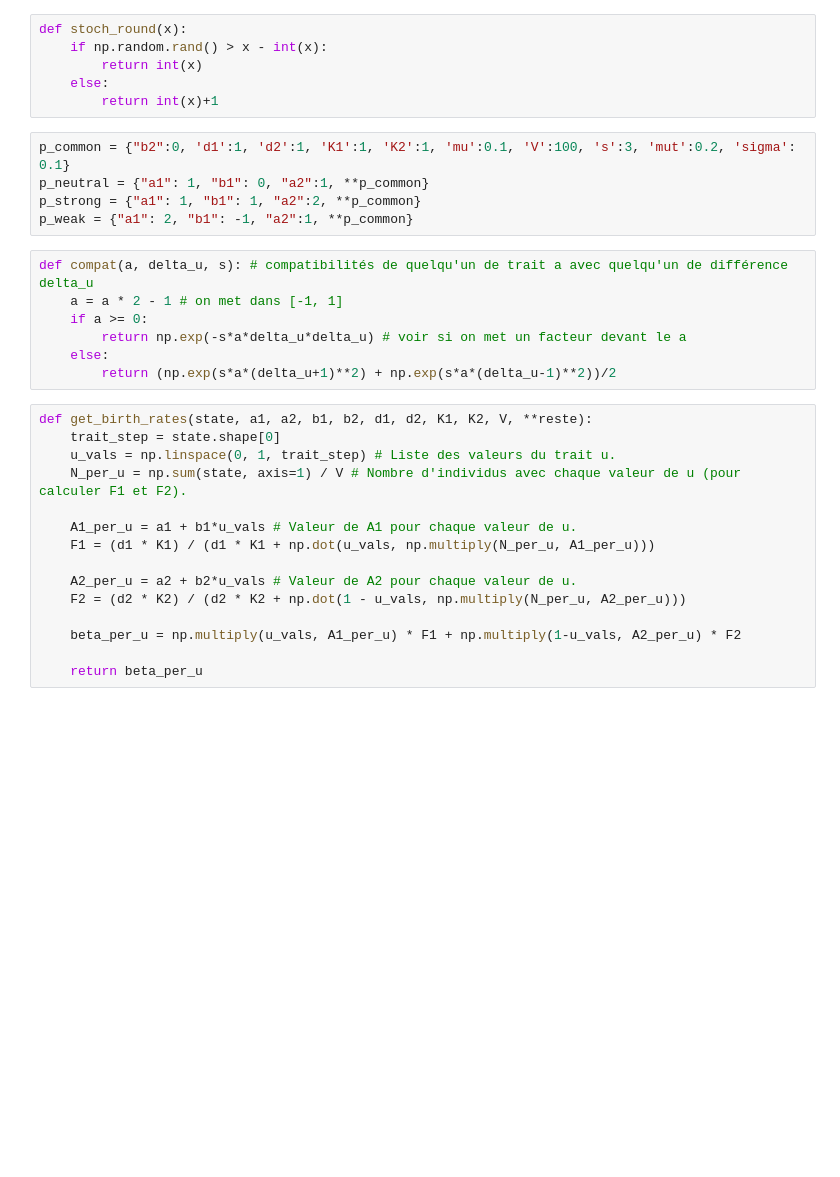
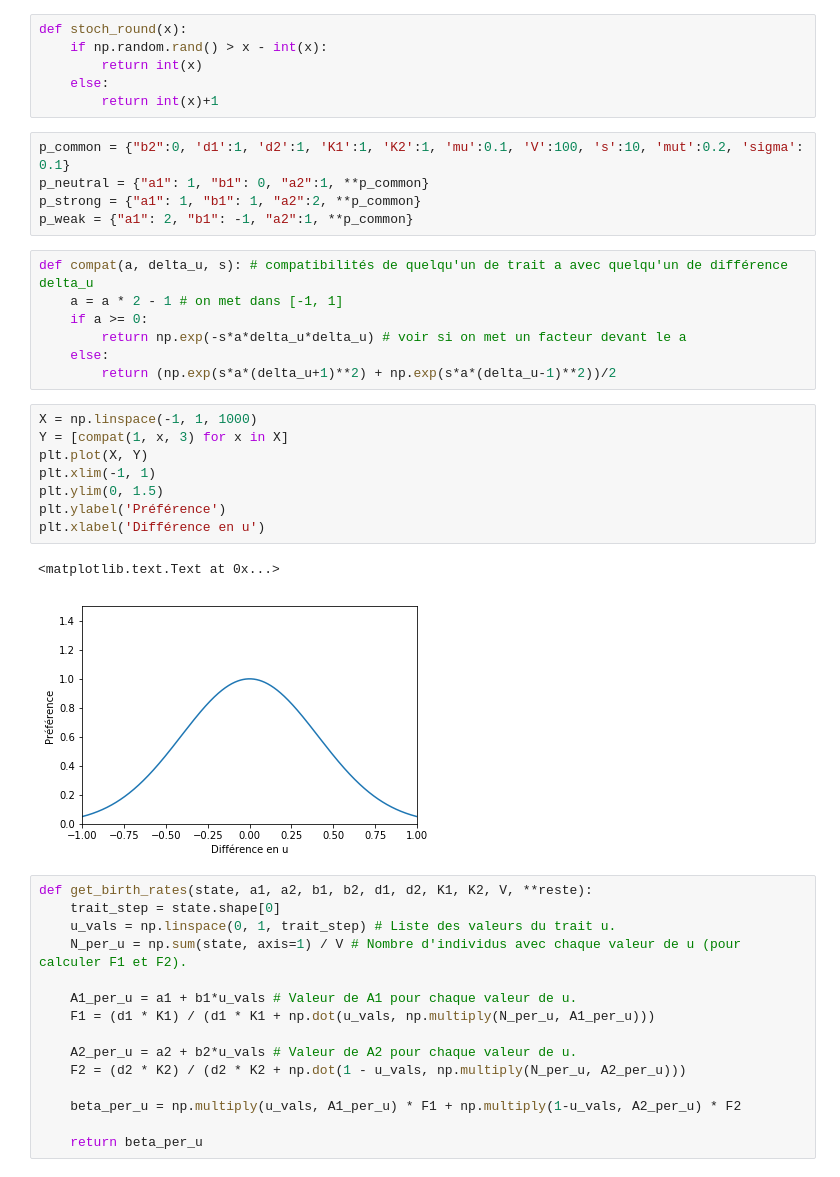
Before and after one commit to Juiblex/dyad, a Jupyter notebook: Projet dyad.ipynb, the cells around one changed output. Drawn from its saved outputs; the diff is of its cells as text; blank space fills up the shorter version.

```diff
--- a/Projet dyad.ipynb
+++ b/Projet dyad.ipynb
@@ -14,7 +14,7 @@ def stoch_round(x):
     else:
         return int(x)+1
 # %%
-p_common = {"b2":0, 'd1':1, 'd2':1, 'K1':1, 'K2':1, 'mu':0.1, 'V':100, 's':3, 'mut':0.2, 'sigma': 0.1}
+p_common = {"b2":0, 'd1':1, 'd2':1, 'K1':1, 'K2':1, 'mu':0.1, 'V':100, 's':10, 'mut':0.2, 'sigma': 0.1}
 p_neutral = {"a1": 1, "b1": 0, "a2":1, **p_common}
 p_strong = {"a1": 1, "b1": 1, "a2":2, **p_common}
 p_weak = {"a1": 2, "b1": -1, "a2":1, **p_common}
@@ -25,6 +25,17 @@ def compat(a, delta_u, s): # compatibilités de quelqu'un de trait a avec quelqu
         return np.exp(-s*a*delta_u*delta_u) # voir si on met un facteur devant le a
     else:
         return (np.exp(s*a*(delta_u+1)**2) + np.exp(s*a*(delta_u-1)**2))/2
+# %%
+X = np.linspace(-1, 1, 1000)
+Y = [compat(1, x, 3) for x in X]
+plt.plot(X, Y)
+plt.xlim(-1, 1)
+plt.ylim(0, 1.5)
+plt.ylabel('Préférence')
+plt.xlabel('Différence en u')
+# %% [output]
+<matplotlib.text.Text at 0x...>
+[figure, added]
 # %%
 def get_birth_rates(state, a1, a2, b1, b2, d1, d2, K1, K2, V, **reste):
     trait_step = state.shape[0]
```
Also changed, not shown: parts of 1 cell of this notebook.
